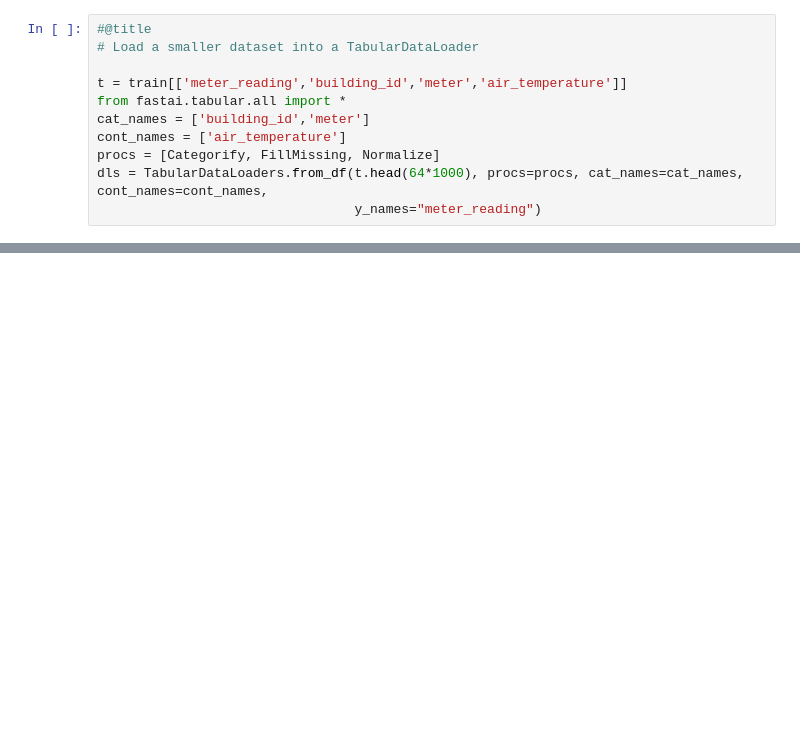
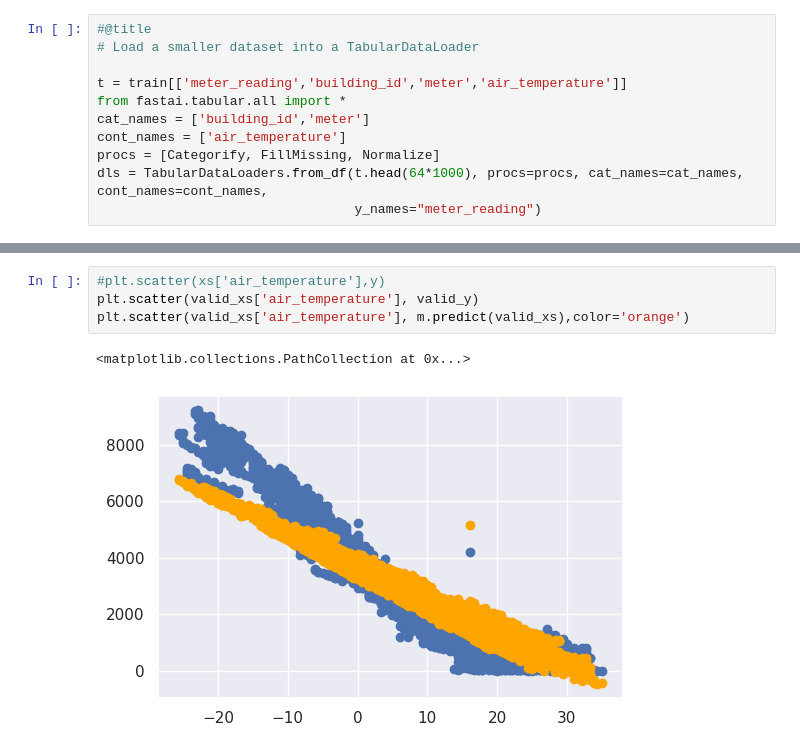
Before and after one commit to fastai-energetic-engineering/ashrae, a Jupyter notebook: ASHRAE_energy_fastai.ipynb, the cells around one changed output, grey strips where cells are left out. Drawn from its saved outputs; the diff is of its cells as text; blank space fills up the shorter version.

```diff
--- a/ASHRAE_energy_fastai.ipynb
+++ b/ASHRAE_energy_fastai.ipynb
@@ -267 +260,8 @@ array([  127.23632903, 25019.92146783,   127.23632903, ...,   696.93540397,   69
+# %%
+#plt.scatter(xs['air_temperature'],y)
+plt.scatter(valid_xs['air_temperature'], valid_y)
+plt.scatter(valid_xs['air_temperature'], m.predict(valid_xs),color='orange')
+# %% [output]
+<matplotlib.collections.PathCollection at 0x...>
+[figure, added]
 # %%
```
Also changed, not shown: parts of 10 cells of this notebook.
